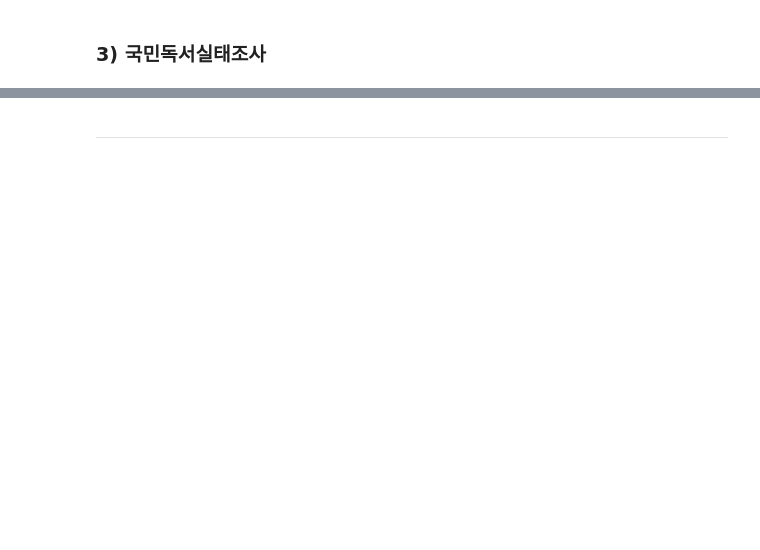
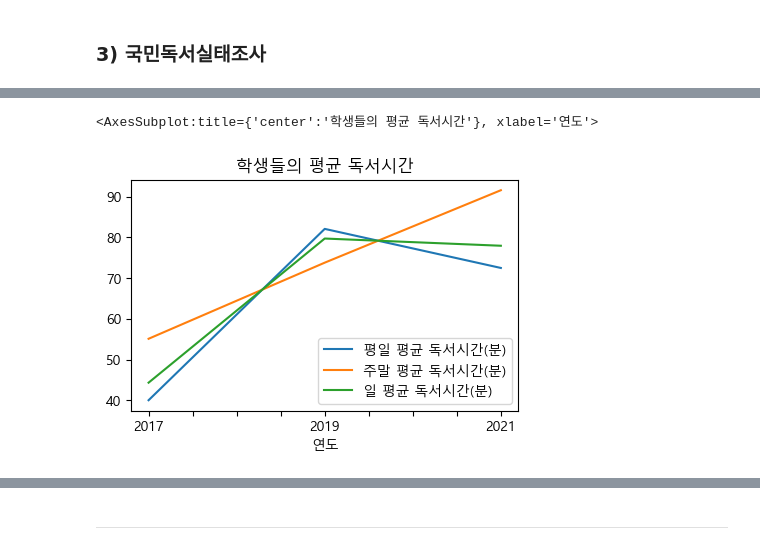
Before and after one commit to Yerial1125/semi_project, a Jupyter notebook: E조_세미프로젝트.ipynb, the cells around one changed output, grey strips where cells are left out. Saved outputs shown, nothing was run; the diff lists cells and outputs as text; code cells hidden in the pictures; blank space fills up the shorter version.

Commit message:
read_type_avg

```diff
--- a/E조_세미프로젝트.ipynb
+++ b/E조_세미프로젝트.ipynb
@@ -576,0 +733,3 @@ ebook_adult.to_csv('data/adult_ebook.csv')
+# %%
+stu_gr = total_stu.groupby('연도')
+stu_gr
@@ -576,0 +738,8 @@ ebook_adult.to_csv('data/adult_ebook.csv')
+# %%
+read_avg_stu = stu_gr.mean().round(1).drop('월 평균 이용빈도',axis=1)
+
+for i in range(1,3):
+    read_avg_stu.iloc[i,0] = read_avg_stu.iloc[i,2] + read_avg_stu.iloc[i,4] + read_avg_stu.iloc[i,6]
+    read_avg_stu.iloc[i,1] = read_avg_stu.iloc[i,3] + read_avg_stu.iloc[i,5] + read_avg_stu.iloc[i,6]
+
+read_avg_stu
@@ -576,0 +752,5 @@ ebook_adult.to_csv('data/adult_ebook.csv')
+# %%
+read_avg_stu.insert(2,'일 평균 독서시간(분)',(read_avg_stu.iloc[:,0]*5 + read_avg_stu.iloc[:,1]*2)/7)
+read_avg_stu.insert(5,'종이_일 평균 독서시간(분)',(read_avg_stu.iloc[:,3]*5 + read_avg_stu.iloc[:,4]*2)/7)
+
+read_avg_stu
@@ -576,0 +763,3 @@ ebook_adult.to_csv('data/adult_ebook.csv')
+# %%
+read_avg_stu.insert(8,'전자_일 평균 독서시간(분)',(read_avg_stu.iloc[:,6]*5 + read_avg_stu.iloc[:,7]*2)/7)
+read_avg_stu.insert(11,'오디오_일 평균 독서시간(분)',(read_avg_stu.iloc[:,9]*5 + read_avg_stu.iloc[:,10]*2)/7)
@@ -576,0 +774,5 @@ ebook_adult.to_csv('data/adult_ebook.csv')
+# %%
+read_avg_stu.iloc[:,0:3].plot(figsize=(5,3), title='학생들의 평균 독서시간')
+# %% [output]
+<AxesSubplot:title={'center':'학생들의 평균 독서시간'}, xlabel='연도'>
+[figure, added]
```
Also changed, not shown: parts of 78 cells of this notebook, 2 other files.
